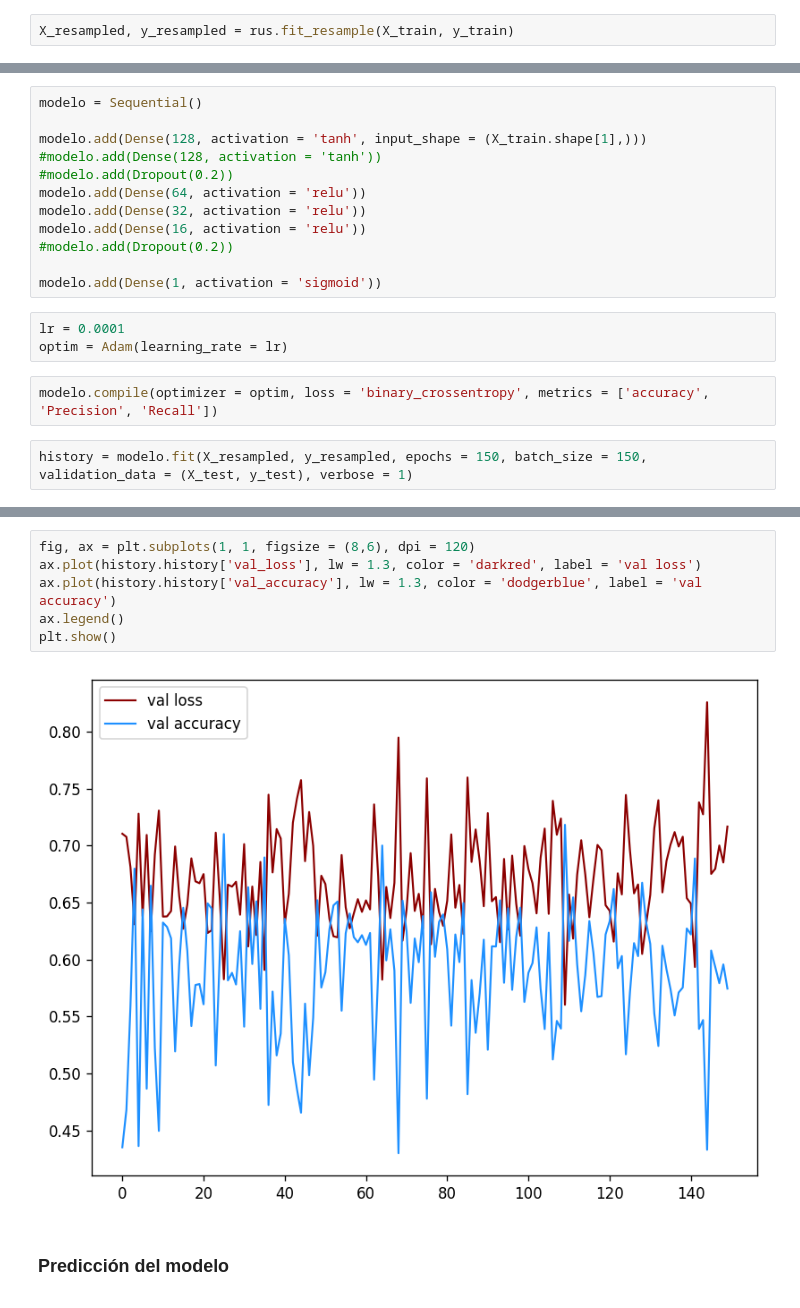
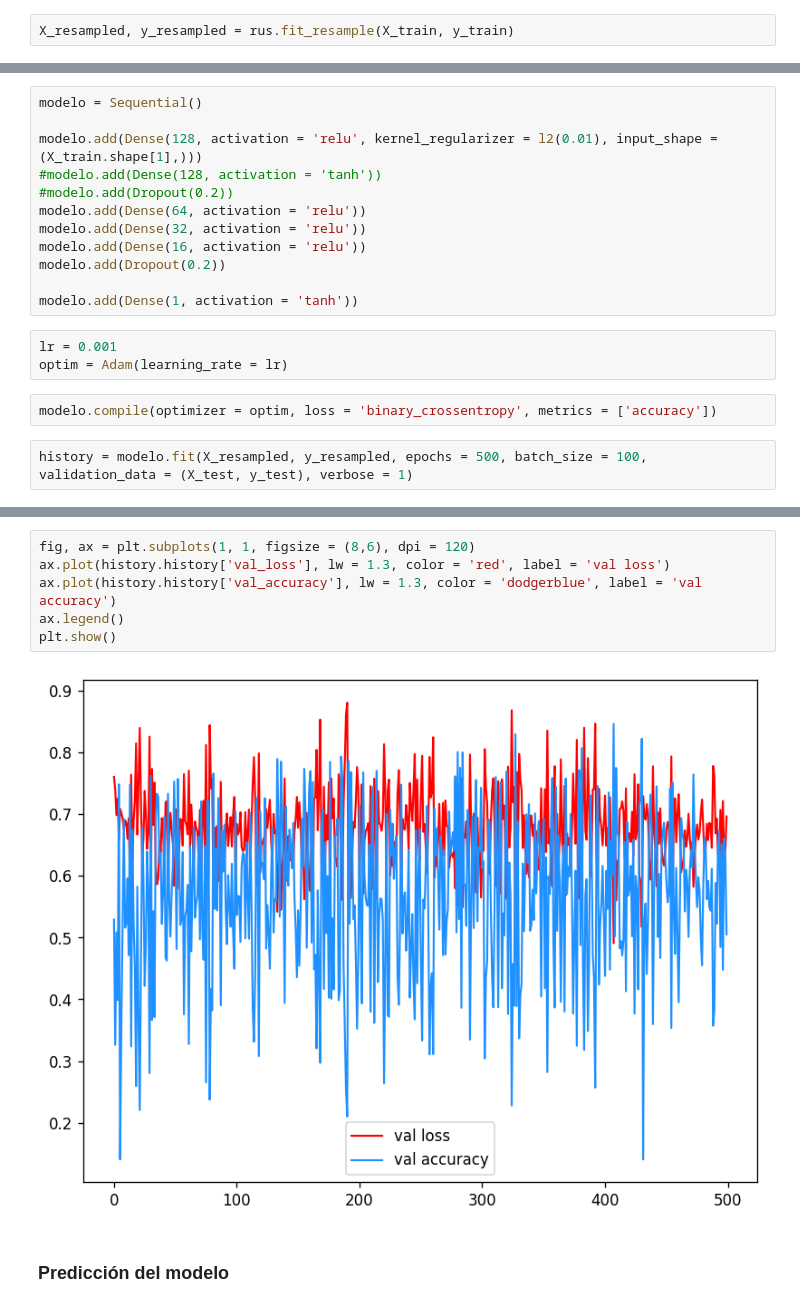
Before and after one commit to FranzValerio/baubap-nn-challenge, a Jupyter notebook: Notebooks/data_exploratory.ipynb, the cells around one changed output, grey strips where cells are left out. Drawn from its saved outputs; the diff is of its cells as text.

```diff
--- a/Notebooks/data_exploratory.ipynb
+++ b/Notebooks/data_exploratory.ipynb
@@ -249,20 +258,20 @@ from tensorflow.keras.optimizers import Adam
 # %%
 modelo = Sequential()
 
-modelo.add(Dense(128, activation = 'tanh', input_shape = (X_train.shape[1],)))
+modelo.add(Dense(128, activation = 'relu', kernel_regularizer = l2(0.01), input_shape = (X_train.shape[1],)))
 #modelo.add(Dense(128, activation = 'tanh'))
 #modelo.add(Dropout(0.2))
 modelo.add(Dense(64, activation = 'relu'))
 modelo.add(Dense(32, activation = 'relu'))
 modelo.add(Dense(16, activation = 'relu'))
-#modelo.add(Dropout(0.2))
+modelo.add(Dropout(0.2))
 
-modelo.add(Dense(1, activation = 'sigmoid'))
+modelo.add(Dense(1, activation = 'tanh'))
 # %%
-lr = 0.0001
+lr = 0.001
 optim = Adam(learning_rate = lr)
 # %%
-modelo.compile(optimizer = optim, loss = 'binary_crossentropy', metrics = ['accuracy', 'Precision', 'Recall'])
+modelo.compile(optimizer = optim, loss = 'binary_crossentropy', metrics = ['accuracy'])
 # %%
-history = modelo.fit(X_resampled, y_resampled, epochs = 150, batch_size = 150, validation_data = (X_test, y_test), verbose = 1)
+history = modelo.fit(X_resampled, y_resampled, epochs = 500, batch_size = 100, validation_data = (X_test, y_test), verbose = 1)
 # %% [output]
@@ -294,11 +303,11 @@ plt.show()
 # %%
 fig, ax = plt.subplots(1, 1, figsize = (8,6), dpi = 120)
-ax.plot(history.history['val_loss'], lw = 1.3, color = 'darkred', label = 'val loss')
+ax.plot(history.history['val_loss'], lw = 1.3, color = 'red', label = 'val loss')
 ax.plot(history.history['val_accuracy'], lw = 1.3, color = 'dodgerblue', label = 'val accuracy')
 ax.legend()
 plt.show()
 # %% [output]
-[figure, old version]
+[figure, new version]
 # %% [markdown]
 ### Predicción del modelo
 # %%
```
Also changed, not shown: parts of 14 cells of this notebook, 6 other files.
